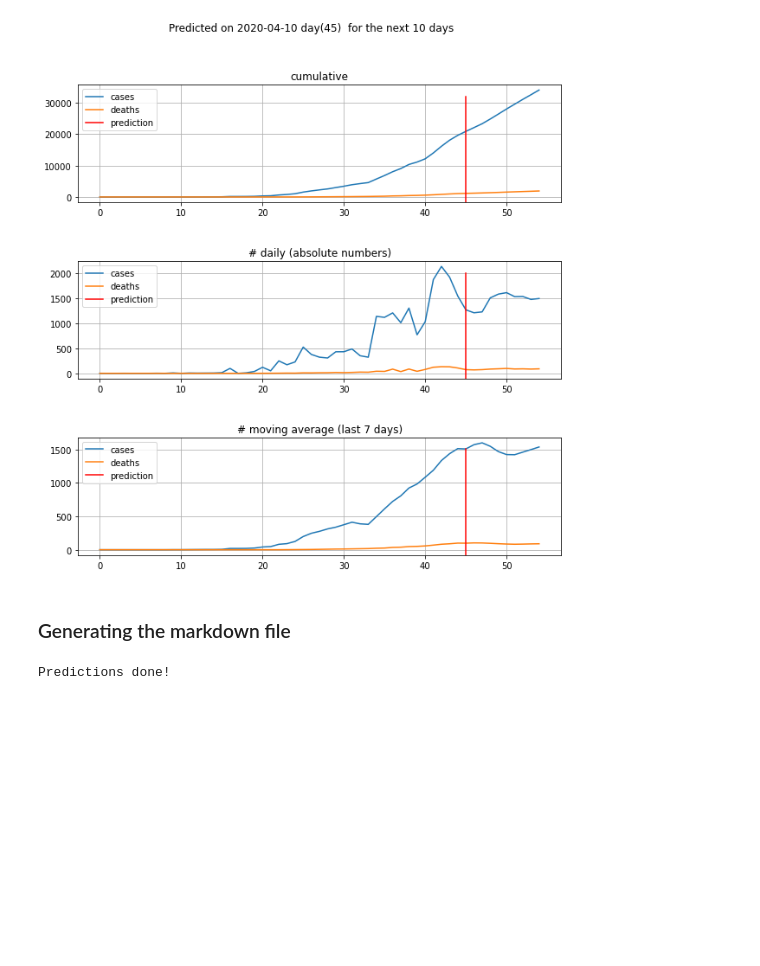
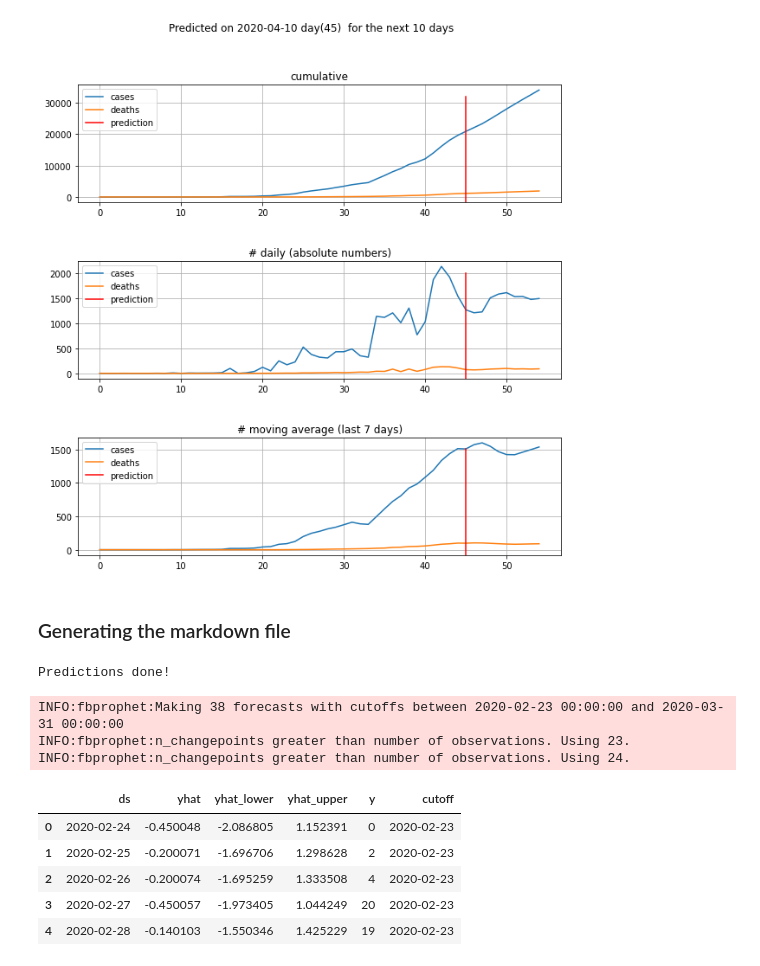
Before and after one commit to rafaelcastellar/coronavirus, a Jupyter notebook: notebooks/prediction.ipynb, the cells around one changed output. Saved outputs shown, nothing was run; the diff lists cells and outputs as text; code cells hidden in the pictures; blank space fills up the shorter version.

```diff
--- a/notebooks/prediction.ipynb
+++ b/notebooks/prediction.ipynb
@@ -225,3 +225,22 @@ f.close()
 print('Predictions done!')
 # %% [output]
 Predictions done!
+# %%
+from fbprophet.diagnostics import cross_validation
+df_cv = cross_validation(m_cases, period='1 days', horizon = '10 days')
+df_cv.head()
+
+# # Python
+# from fbprophet.diagnostics import performance_metrics
+# df_p = performance_metrics(df_cv)
+# df_p.head()
+# %% [output]
+INFO:fbprophet:Making 38 forecasts with cutoffs between 2020-02-23 00:00:00 and 2020-03-31 00:00:00
+INFO:fbprophet:n_changepoints greater than number of observations. Using 23.
+INFO:fbprophet:n_changepoints greater than number of observations. Using 24.
+|  | ds | yhat | yhat_lower | yhat_upper | y | cutoff |
+| 0 | 2020-02-24 | -0.450048 | -2.086805 | 1.152391 | 0 | 2020-02-23 |
+| 1 | 2020-02-25 | -0.200071 | -1.696706 | 1.298628 | 2 | 2020-02-23 |
+| 2 | 2020-02-26 | -0.200074 | -1.695259 | 1.333508 | 4 | 2020-02-23 |
+| 3 | 2020-02-27 | -0.450057 | -1.973405 | 1.044249 | 20 | 2020-02-23 |
+| 4 | 2020-02-28 | -0.140103 | -1.550346 | 1.425229 | 19 | 2020-02-23 |
```
Also changed, not shown: parts of 3 cells of this notebook, 12 other files.
